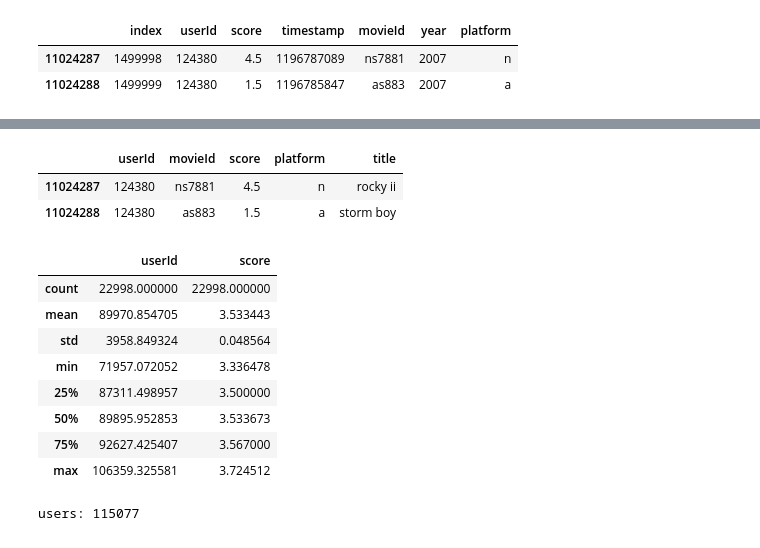
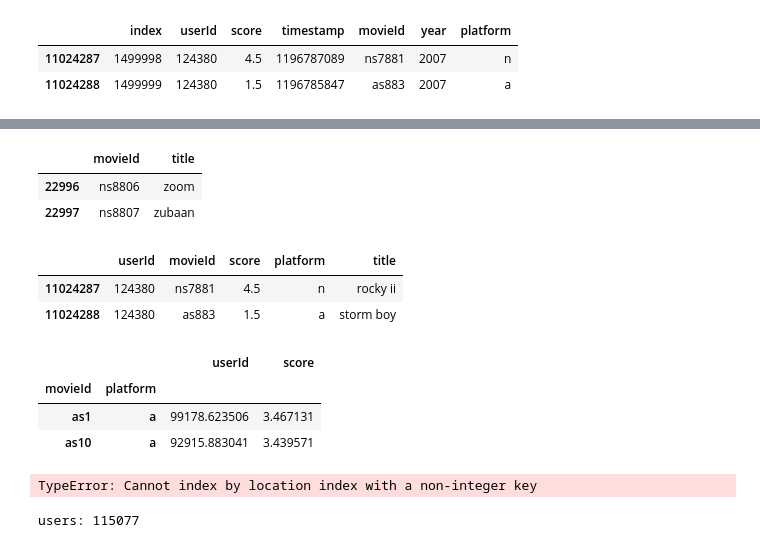
Before and after one commit to LucianoLarrea/PI_ML_OPS, a Jupyter notebook: 3-EDA.ipynb, the cells around one changed output, grey strips where cells are left out. Cells and saved outputs as stored; diff of their text form; code cells hidden in the pictures.

```diff
--- a/3-EDA.ipynb
+++ b/3-EDA.ipynb
@@ -26,10 +26,17 @@ titles.tail(2) # No coinciden los encabezados de ambos datasets para movieId e i
 | 22996 | ns8806 | netflix | movie | zoom | peter hewitt | tim allen, courteney cox, chevy c... | united states | 2020-01-11 | 2006 | ... |
 | 22997 | ns8807 | netflix | movie | zubaan | mozez singh | vicky kaushal, sarah-jane dias, r... | india | 2019-03-02 | 2015 | ... |
 # %%
+
 # Filtra las columnas userId, movieId y score del dataset score y las columnas id y title del dataset title.
 score = score[['userId','movieId','score','platform']]
 titles = titles[['id','title']]
 titles = titles.rename(columns={'id':'movieId'}) # Cambia el nombre para que haya coincidencia
+df_title = titles[['movieId','title']]
+df_title.tail(2)
+# %% [output]
+|  | movieId | title |
+| 22996 | ns8806 | zoom |
+| 22997 | ns8807 | zubaan |
 # %%
 # Unifica los datasets
 df = pd.merge(score,titles,how='left',on='movieId')
@@ -41,17 +49,24 @@ df.tail(2)
 # %%
 # Score por plataforma y por pelicula (min = 3.3, max = 3.72)
 scoreByP = df.groupby(by=['movieId','platform']).mean()
-scoreByP.describe()
+maxAvgScore = scoreByP['score'].max()
+minAvgScore = scoreByP['score'].min()
+scoreByP.head(2)
 # %% [output]
-|  | userId | score |
-| count | 22998.000000 | 22998.000000 |
-| mean | 89970.854705 | 3.533443 |
-| std | 3958.849324 | 0.048564 |
-| min | 71957.072052 | 3.336478 |
-| 25% | 87311.498957 | 3.500000 |
-| 50% | 89895.952853 | 3.533673 |
-| 75% | 92627.425407 | 3.567000 |
-| max | 106359.325581 | 3.724512 |
+|  |  | userId | score |
+| movieId | platform |  |  |
+| as1 | a | 99178.623506 | 3.467131 |
+| as10 | a | 92915.883041 | 3.439571 |
+# %%
+id_max = scoreByP['score'].idxmax()[0]
+movie = df.iloc[id_max].title
+
+# idx_max = df['userId'].idxmax() # 9524029
+# movieMaxAmountScores = df.loc[idx_max].title
+
+# scoreByP['score'].idxmax()[0]
+# %% [output]
+TypeError: Cannot index by location index with a non-integer key
 # %%
 # Usuarios únicos 115077
 print('users:',len(score['userId'].unique()))
```
Also changed, not shown: parts of 16 cells of this notebook, 7 other files.
